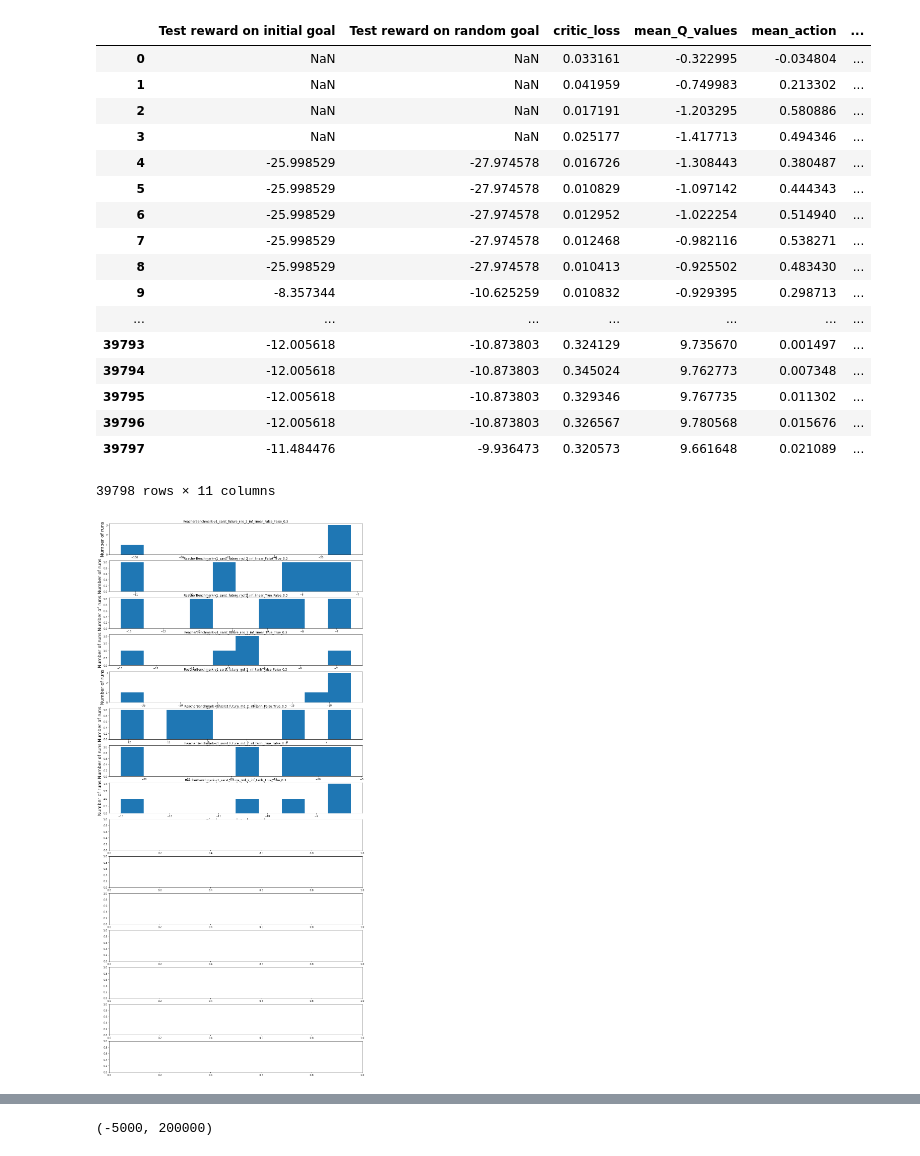
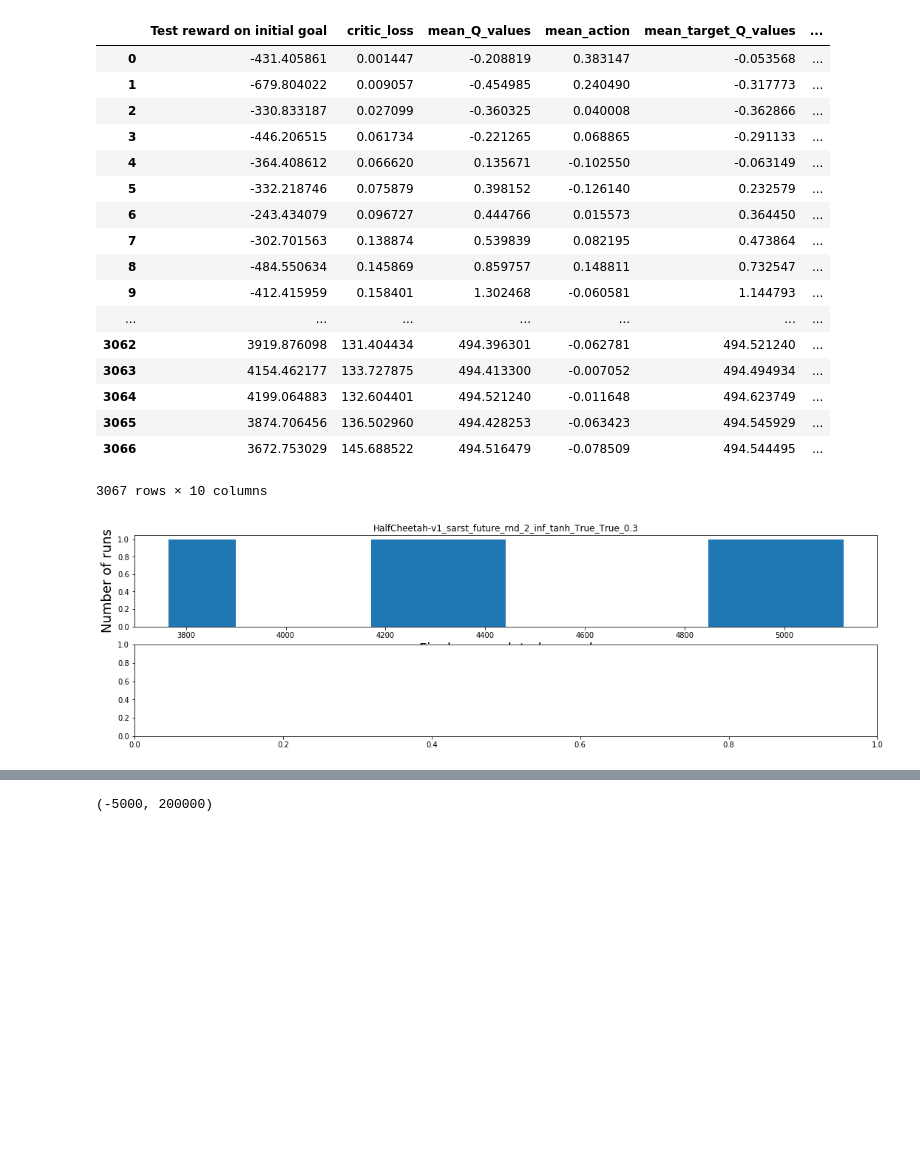
Before and after one commit to pifouuu/deep-rl, a Jupyter notebook: notebooks/sarst_comp_1_various_explo-Copy1.ipynb, the cells around one changed output, grey strips where cells are left out. Cells and saved outputs as stored; diff of their text form; code cells hidden in the pictures; blank space fills up the shorter version.

```diff
--- a/notebooks/sarst_comp_1_various_explo-Copy1.ipynb
+++ b/notebooks/sarst_comp_1_various_explo-Copy1.ipynb
@@ -31,10 +49,11 @@ PARAMS = [
 ]
 # %%
-frames = []
+frames = [] # List of pandas dataframes corresponding to each results file
 for PARAM in PARAMS:
-    param_vals = PARAM.split('_')
+    # Fetching json files corresponding to one set of parameters
     res_steps = glob.glob(LOGDIR + PARAM + '/*/' + 'log_steps/progress.json')
     for num_run, run in enumerate(res_steps):
+        # Discarding runs with broken result files
         try:
             df = pd.read_json(run, lines=True)
         except ValueError:
@@ -42,36 +61,39 @@ for PARAM in PARAMS:
         df['params'] = PARAM
         df['num_run']=num_run
         frames.append(df)
+# Creating the complete dataframe with all dat
 expe_res_steps = pd.concat(frames, ignore_index=True)
 expe_res_steps
 # %% [output]
-|  | Test reward on initial goal | Test reward on random goal | critic_loss | mean_Q_values | mean_action | ... |
-| 0 | NaN | NaN | 0.033161 | -0.322995 | -0.034804 | ... |
-| 1 | NaN | NaN | 0.041959 | -0.749983 | 0.213302 | ... |
-| 2 | NaN | NaN | 0.017191 | -1.203295 | 0.580886 | ... |
-| 3 | NaN | NaN | 0.025177 | -1.417713 | 0.494346 | ... |
-| 4 | -25.998529 | -27.974578 | 0.016726 | -1.308443 | 0.380487 | ... |
-| 5 | -25.998529 | -27.974578 | 0.010829 | -1.097142 | 0.444343 | ... |
-| 6 | -25.998529 | -27.974578 | 0.012952 | -1.022254 | 0.514940 | ... |
-| 7 | -25.998529 | -27.974578 | 0.012468 | -0.982116 | 0.538271 | ... |
-| 8 | -25.998529 | -27.974578 | 0.010413 | -0.925502 | 0.483430 | ... |
-| 9 | -8.357344 | -10.625259 | 0.010832 | -0.929395 | 0.298713 | ... |
+|  | Test reward on initial goal | critic_loss | mean_Q_values | mean_action | mean_target_Q_values | ... |
+| 0 | -431.405861 | 0.001447 | -0.208819 | 0.383147 | -0.053568 | ... |
+| 1 | -679.804022 | 0.009057 | -0.454985 | 0.240490 | -0.317773 | ... |
+| 2 | -330.833187 | 0.027099 | -0.360325 | 0.040008 | -0.362866 | ... |
+| 3 | -446.206515 | 0.061734 | -0.221265 | 0.068865 | -0.291133 | ... |
+| 4 | -364.408612 | 0.066620 | 0.135671 | -0.102550 | -0.063149 | ... |
+| 5 | -332.218746 | 0.075879 | 0.398152 | -0.126140 | 0.232579 | ... |
+| 6 | -243.434079 | 0.096727 | 0.444766 | 0.015573 | 0.364450 | ... |
+| 7 | -302.701563 | 0.138874 | 0.539839 | 0.082195 | 0.473864 | ... |
+| 8 | -484.550634 | 0.145869 | 0.859757 | 0.148811 | 0.732547 | ... |
+| 9 | -412.415959 | 0.158401 | 1.302468 | -0.060581 | 1.144793 | ... |
 | ... | ... | ... | ... | ... | ... | ... |
-| 39793 | -12.005618 | -10.873803 | 0.324129 | 9.735670 | 0.001497 | ... |
-| 39794 | -12.005618 | -10.873803 | 0.345024 | 9.762773 | 0.007348 | ... |
-| 39795 | -12.005618 | -10.873803 | 0.329346 | 9.767735 | 0.011302 | ... |
-| 39796 | -12.005618 | -10.873803 | 0.326567 | 9.780568 | 0.015676 | ... |
-| 39797 | -11.484476 | -9.936473 | 0.320573 | 9.661648 | 0.021089 | ... |
+| 3062 | 3919.876098 | 131.404434 | 494.396301 | -0.062781 | 494.521240 | ... |
+| 3063 | 4154.462177 | 133.727875 | 494.413300 | -0.007052 | 494.494934 | ... |
+| 3064 | 4199.064883 | 132.604401 | 494.521240 | -0.011648 | 494.623749 | ... |
+| 3065 | 3874.706456 | 136.502960 | 494.428253 | -0.063423 | 494.545929 | ... |
+| 3066 | 3672.753029 | 145.688522 | 494.516479 | -0.078509 | 494.544495 | ... |
-39798 rows × 11 columns
+3067 rows × 10 columns
 # %%
-res_final = expe_res_steps[expe_res_steps['training_step']==200000]
-fig, axes = plt.subplots(15,1, figsize=(18,40))
+# Only keeping lines corresponding to the evaluation at training step N
+N = 1000000
+res_final = expe_res_steps[expe_res_steps['training_step']==N]
+
+# For each set of parameters, plot the histogram of performances on the initial goal at step N over the different runs
+fig, axes = plt.subplots(2,1, figsize=(18,5))
 for i,(name, g) in enumerate(res_final.groupby('params')['Test reward on initial goal']):
     axes[i].hist(g)
     axes[i].set_title(name)
     axes[i].set_xlabel('Final accumulated reward', fontsize=18)
     axes[i].set_ylabel('Number of runs', fontsize=18)
-#     g.plot(kind='hist', title=name, ax=axes[i%7,i//7])
-# fig.savefig('/home/pierre/Latex/Slides/pres_17_01_18/images/robust_final.pdf',bbox_inches='tight')
 # %% [output]
-[figure, old version]
+[figure, new version]
```
Also changed, not shown: parts of 5 cells of this notebook, 3 other files.
